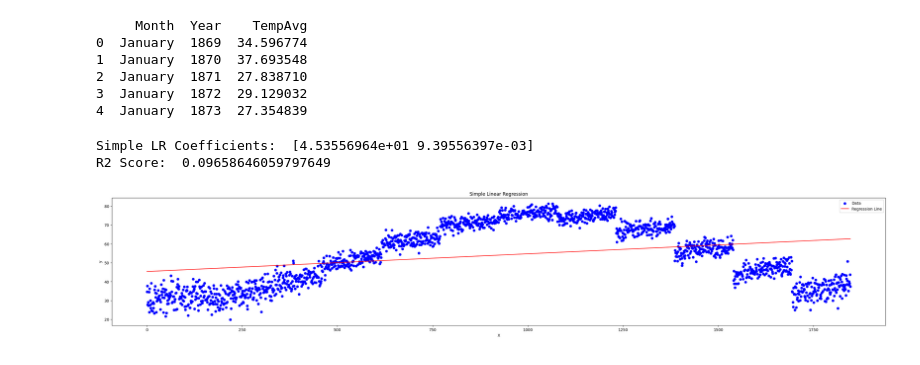
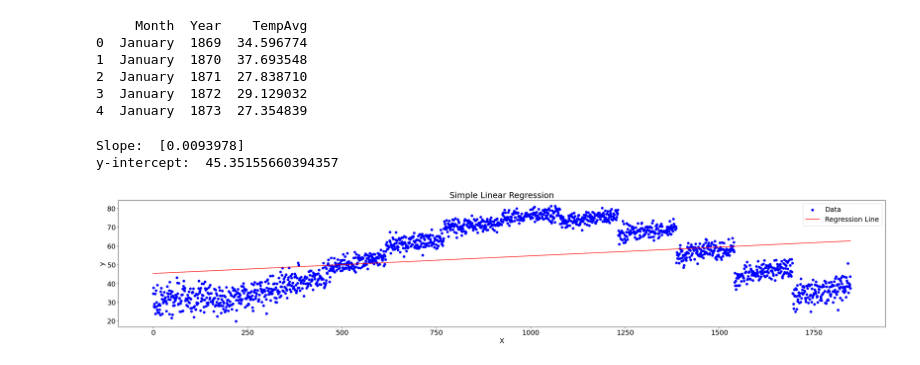
Before and after one commit to FD-77/WeatherModel, a Jupyter notebook: CodeFiles/2_1_linear.ipynb, the cells around one changed output. Drawn from its saved outputs; the diff is of its cells as text; code cells hidden in the pictures.

```diff
--- a/CodeFiles/2_1_linear.ipynb
+++ b/CodeFiles/2_1_linear.ipynb
@@ -39,28 +17,32 @@ print(dfMonth.head())
 # %%
 #For Month
 X=np.array(dfMonth.index).reshape(-1, 1)
 y=np.array(dfMonth['TempAvg'])
 
-slrMonth=SimpleLinearRegression()
-slrMonth.fit(X, y)
+lrMonth=LinearRegression()
+lrMonth.fit(X, y)
 
-print("Simple LR Coefficients: ", slrMonth.coefficients_)
-print("R2 Score: ", slrMonth.r2score_)
+print("Slope: ", lrMonth.coef_)
+#print("R2 Score: ", slrMonth.r2score_)
+print("y-intercept: ", lrMonth.intercept_)
+
+monthly_lr=lrMonth.predict(X)
 
 plt.figure(figsize=(36, 6))
 
 plt.scatter(X, y, color='blue', label='Data')
-plt.plot(X, slrMonth.y_pred_, color='red', label='Regression Line')
+plt.plot(X, monthly_lr, color='red', label='Regression Line')
 
 plt.title("Simple Linear Regression")
 plt.xlabel("X")
 plt.ylabel("y")
 plt.legend()
 plt.show()
+plt.rc('font', size=18)
 # %% [output]
-Simple LR Coefficients:  [4.53556964e+01 9.39556397e-03]
-R2 Score:  0.09658646059797649
+Slope:  [0.0093978]
+y-intercept:  45.35155660394357
-[figure, old version]
+[figure, new version]
 # %%
 dfYear=pd.read_csv("../DataFrames/tempByYear.csv", index_col='Unnamed: 0')
 print(dfYear.head())
```
Also changed, not shown: parts of 5 cells of this notebook, 7 other files.
